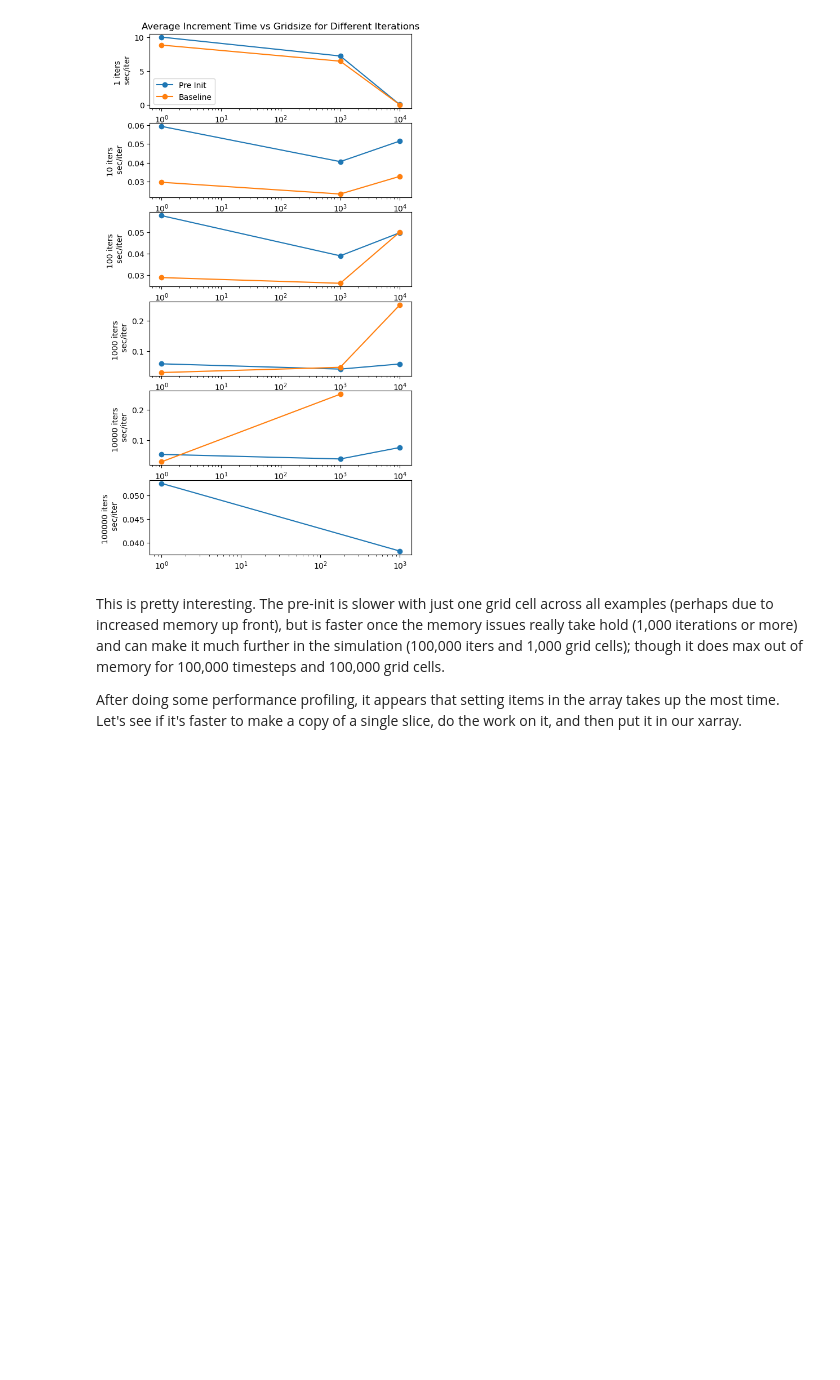
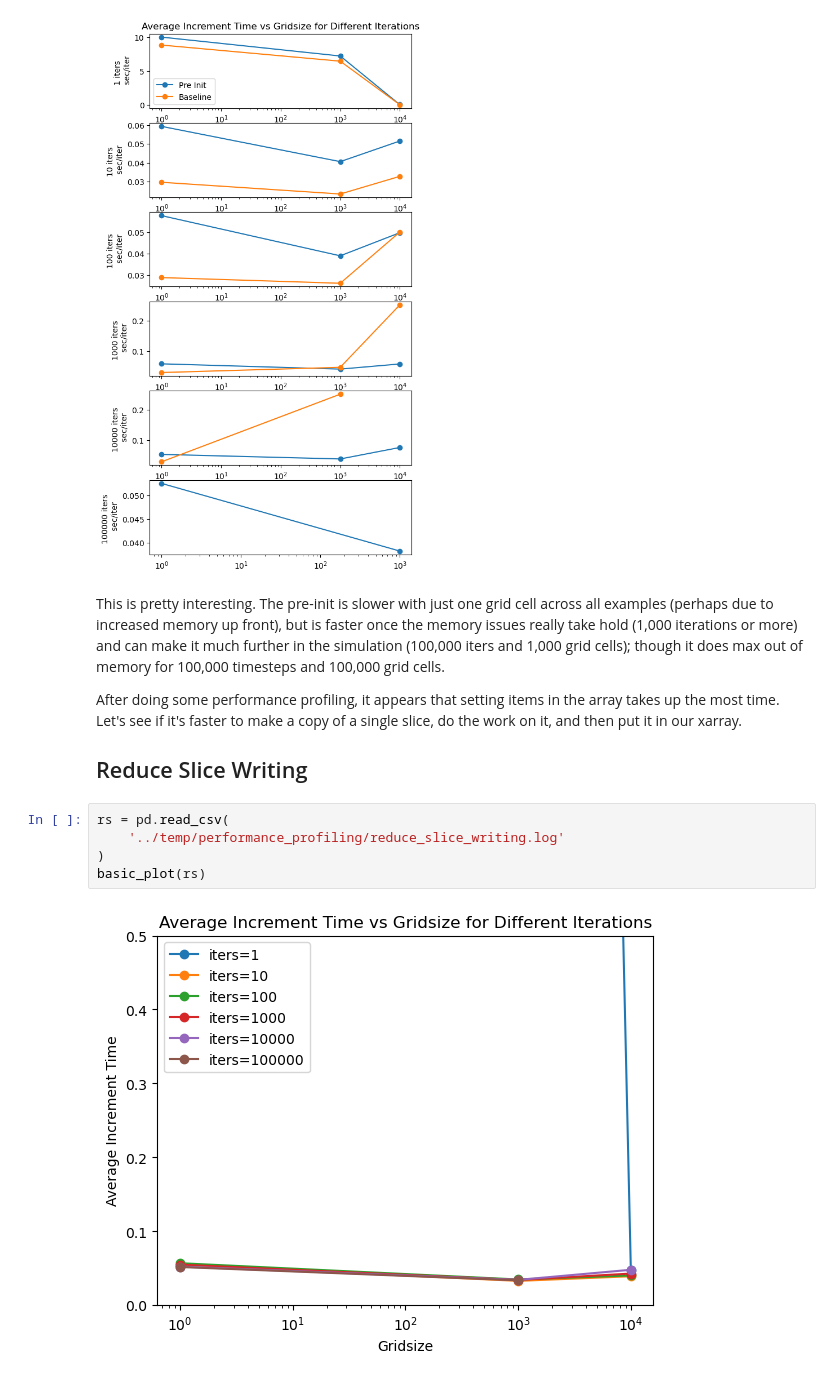
Before and after one commit to EcohydrologyTeam/ClearWater-modules, a Jupyter notebook: examples/dev_sandbox/performance_profiling_tsm.ipynb, the cells around one changed output. Cells and saved outputs as stored; diff of their text form; blank space fills up the shorter version.

```diff
--- a/examples/dev_sandbox/performance_profiling_tsm.ipynb
+++ b/examples/dev_sandbox/performance_profiling_tsm.ipynb
@@ -173,3 +173,12 @@ plt.show()
 This is pretty interesting. The pre-init is slower with just one grid cell across all examples (perhaps due to increased memory up front), but is faster once the memory issues really take hold (1,000 iterations or more) and can make it much further in the simulation (100,000 iters and 1,000 grid cells); though it does max out of memory for 100,000 timesteps and 100,000 grid cells.
 
 After doing some performance profiling, it appears that setting items in the array takes up the most time. Let's see if it's faster to make a copy of a single slice, do the work on it, and then put it in our xarray.
+
+## Reduce Slice Writing
+# %%
+rs = pd.read_csv(
+    '../temp/performance_profiling/reduce_slice_writing.log'
+)
+basic_plot(rs)
+# %% [output]
+[figure, added]
```
Also changed, not shown: parts of 2 cells of this notebook, 2 other files.
